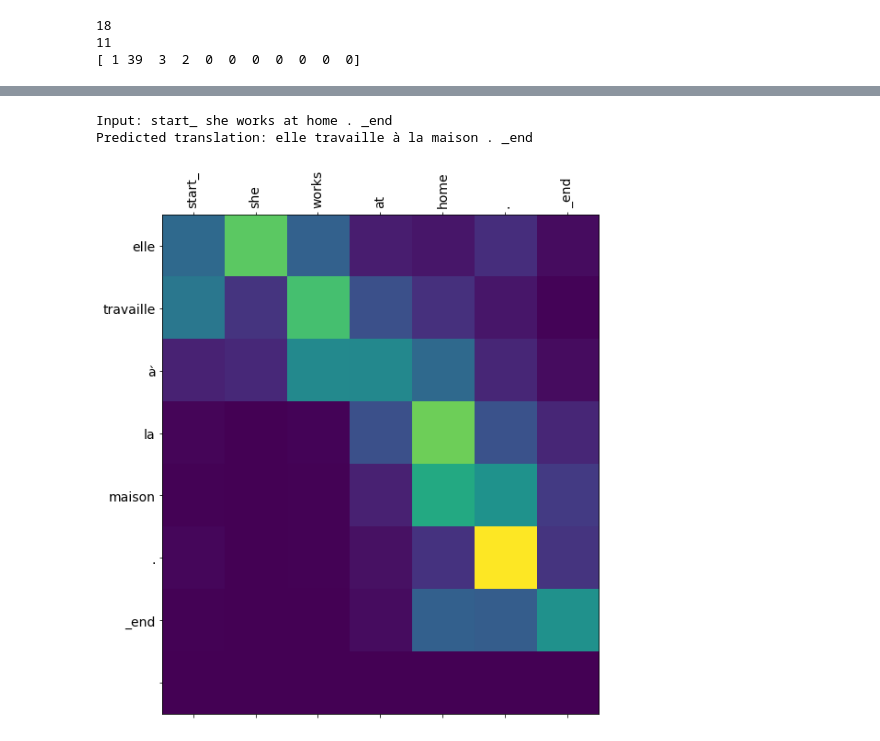
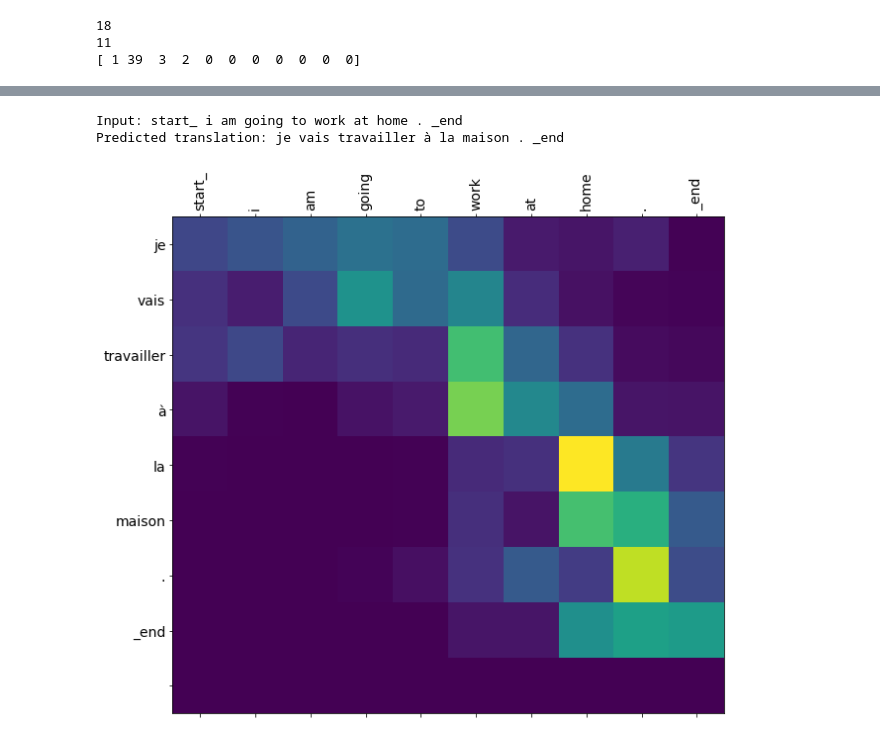
Before and after one commit to VisusAdAstra/Machine-Translation, a Jupyter notebook: NMT.ipynb, the cells around one changed output, grey strips where cells are left out. Drawn from its saved outputs; the diff is of its cells as text; code cells hidden in the pictures.

```diff
--- a/NMT.ipynb
+++ b/NMT.ipynb
@@ -244,8 +208,8 @@ checkpoint.restore(tf.train.latest_checkpoint(checkpoint_dir))
 # %%
 # translate(u'I am going to work.')
 # translate(u'The project is super hard.')
-util.translate(u'She works at home.', units, max_target_length, max_source_length, encoder, decoder, source_tokenizer, target_tokenizer)
+util.translate(u'I am going to work at home.', units, max_target_length, max_source_length, encoder, decoder, source_tokenizer, target_tokenizer)
 # %% [output]
-Input: start_ she works at home . _end
-Predicted translation: elle travaille à la maison . _end
+Input: start_ i am going to work at home . _end
+Predicted translation: je vais travailler à la maison . _end
-[figure, old version]
+[figure, new version]
```
Also changed, not shown: parts of 8 cells of this notebook.
